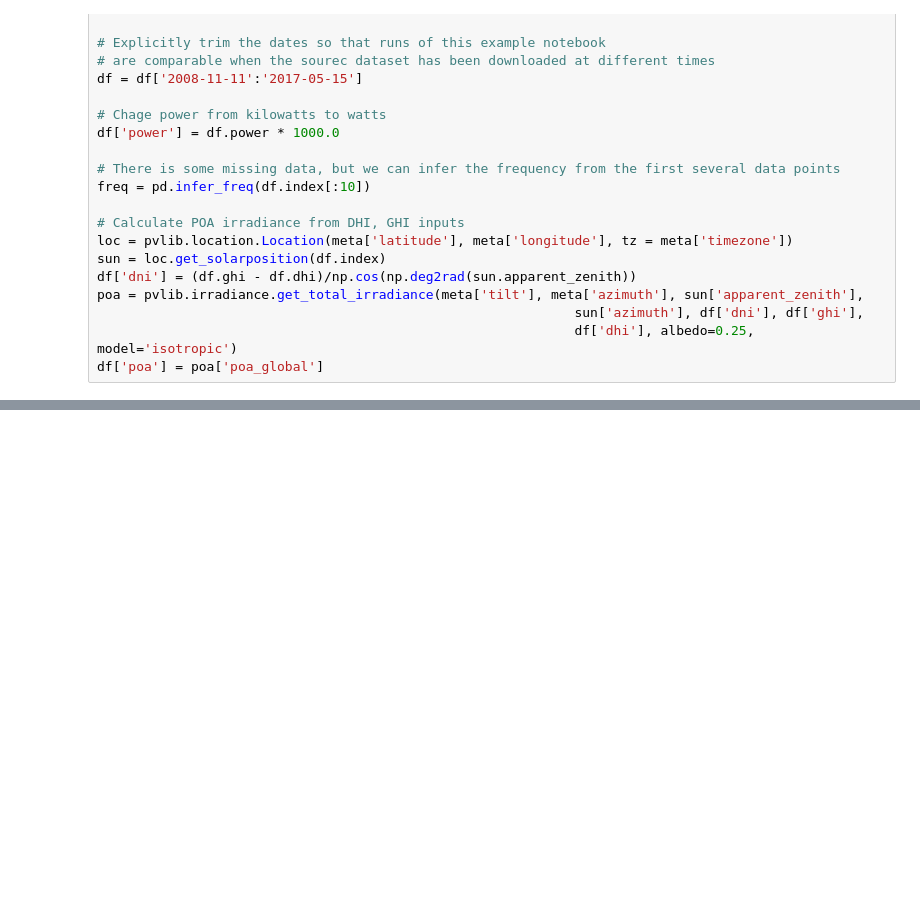
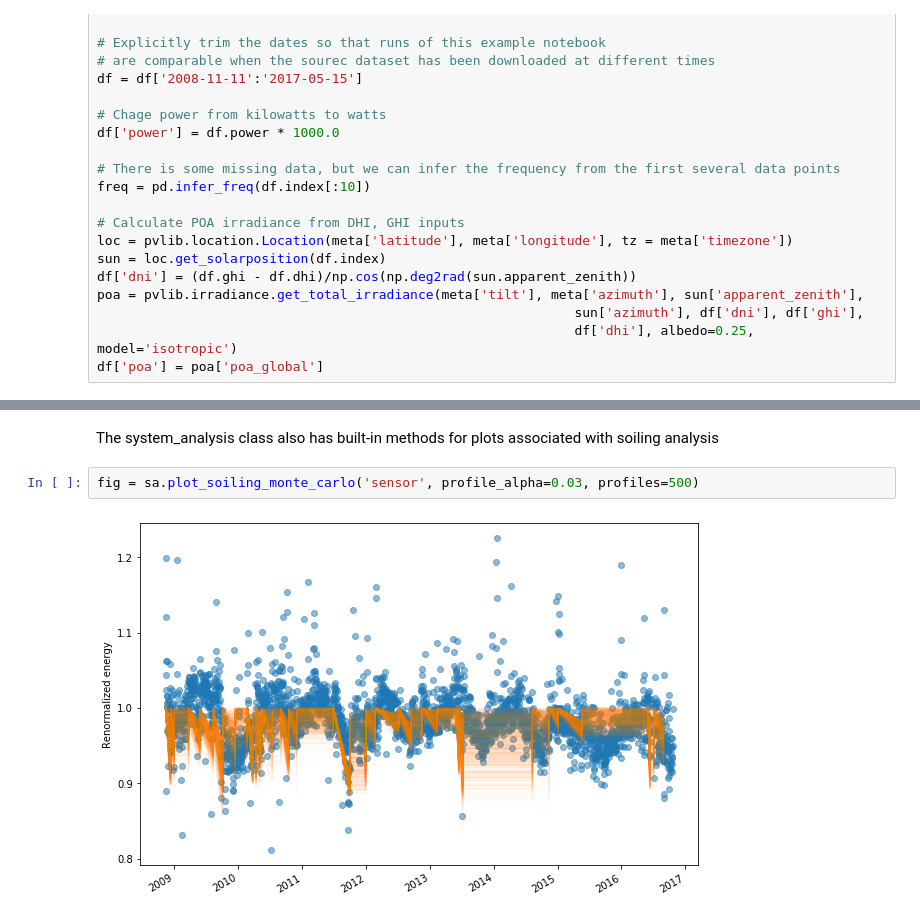
Before and after one commit to NREL/rdtools, a Jupyter notebook: docs/model_plugins_example.ipynb, the cells around one changed output, grey strips where cells are left out. Cells and saved outputs as stored; diff of their text form; blank space fills up the shorter version.

```diff
--- a/docs/model_plugins_example.ipynb
+++ b/docs/model_plugins_example.ipynb
@@ -273,0 +160,6 @@ Freq: D, Name: pi_norm, dtype: float64
+# %% [markdown]
+The system_analysis class also has built-in methods for plots associated with soiling analysis
+# %%
+fig = sa.plot_soiling_monte_carlo('sensor', profile_alpha=0.03, profiles=500)
+# %% [output]
+[figure, added]
```
Also changed, not shown: parts of 20 cells of this notebook, 2 other files.
